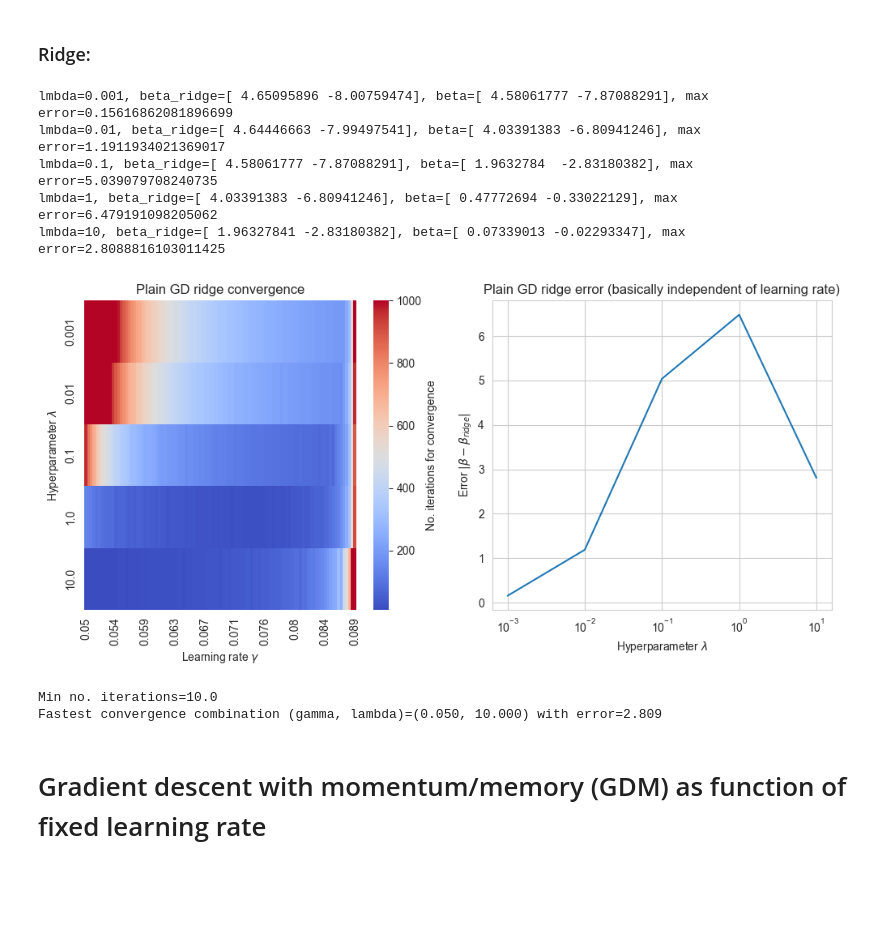
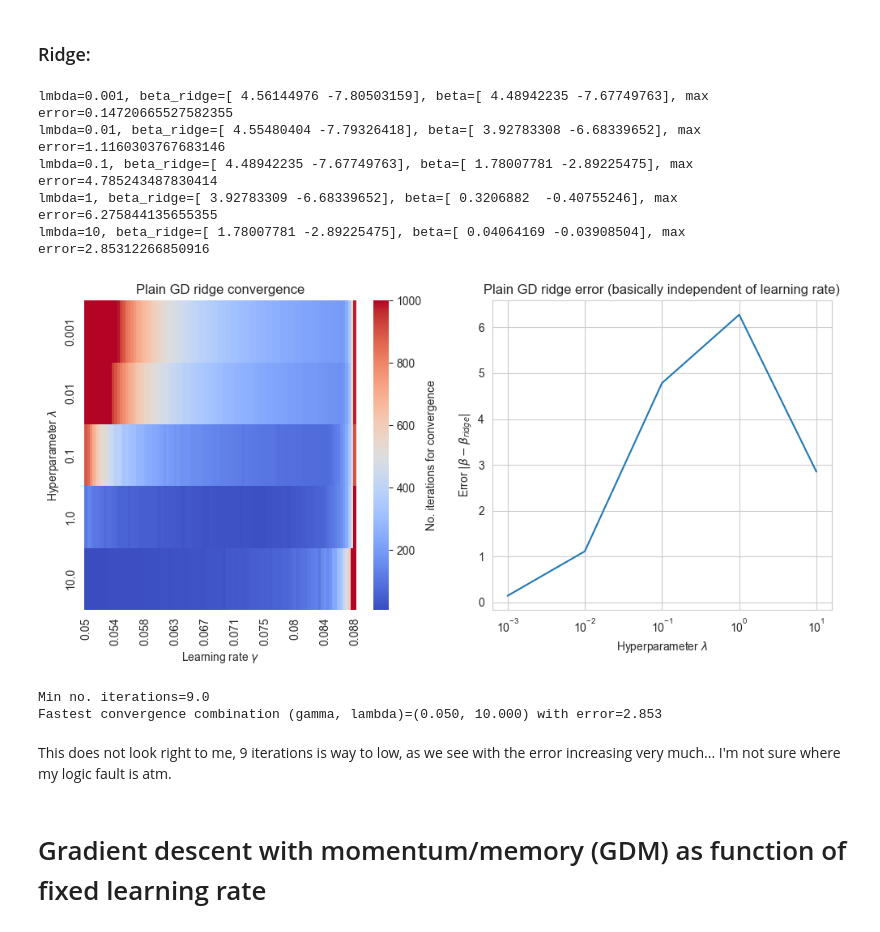
Before and after one commit to LassePladsen/FYS-STK3155-4155, a Jupyter notebook: Weekly exercises/41/Week 41 Lasse Pladsen.ipynb, the cells around one changed output. Drawn from its saved outputs; the diff is of its cells as text; code cells hidden in the pictures; blank space fills up the shorter version.

```diff
--- a/Weekly exercises/41/Week 41 Lasse Pladsen.ipynb
+++ b/Weekly exercises/41/Week 41 Lasse Pladsen.ipynb
@@ -44,7 +44,7 @@ error_best = 1e10
 beta_best = 0
 for i, learn_rate in enumerate(learn_rates):
     # Iterate through and improve beta
-    beta = np.random.randn(2, 1)  # create 2 random beta parameters [b_0, b_1] to test convergence with
+    beta = rng.standard_normal((2, 1))  # create 2 random beta parameters [b_0, b_1] to test convergence with
     beta_prev = 0
     iter = 0
     while iter < N_iters and any(abs(beta - beta_prev) > beta_tol):  # convergence test
@@ -116,7 +116,7 @@ for j, lmbda in enumerate(ridge_lambdas):
     learn_rates = np.linspace(0.05, 2/np.max(eig_ridge), 100, endpoint=False)
     for i, learn_rate in enumerate(learn_rates):
         # Iterate through and improve beta
-        beta = np.random.randn(2, 1)  # create 2 random beta parameters [b_0, b_1] to test convergence with
+        beta = rng.standard_normal((2, 1))  # create 2 random beta parameters [b_0, b_1] to test convergence with
         beta_prev = 0
         iter = 0
         while iter < N_iters and any(abs(beta - beta_prev) > beta_tol):  # convergence test
@@ -146,46 +146,48 @@ keptticks = xticks[::int(len(learn_rates)/10)+1]
 xticks = ['' for _ in xticks]
 xticks[::int(len(xticks)/10)+1] = keptticks
 
 plt.subplot(1, 2, 1)
 ax = sb.heatmap(
         no_iters.T,
         annot=False,
         cmap="coolwarm",
         xticklabels=xticks,
         yticklabels=np.round(ridge_lambdas, 3),
 )
 plt.xticks(rotation=90)  # sideways xticks
 ax.collections[0].colorbar.set_label("No. iterations for convergence")
 plt.title("Plain GD ridge convergence")
 plt.xlabel("Learning rate $\gamma$")
 plt.ylabel("Hyperparameter $\lambda$")
 ######
 
 
 ###### Error plot
 plt.subplot(1, 2, 2)
 plt.plot(ridge_lambdas, errors[0, :])  # the errors are the same for each learning rate value
 plt.title("Plain GD ridge error (basically independent of learning rate)")
 plt.ylabel(r"Error $|\beta-\beta_{ridge}|$")
 plt.xlabel("Hyperparameter $\lambda$")
 plt.xscale("log")
 ######
 
 plt.tight_layout()
 # %% [output]
-lmbda=0.001, beta_ridge=[ 4.65095896 -8.00759474], beta=[ 4.58061777 -7.87088291], max error=0.15616862081896699
-lmbda=0.01, beta_ridge=[ 4.64446663 -7.99497541], beta=[ 4.03391383 -6.80941246], max error=1.1911934021369017
-lmbda=0.1, beta_ridge=[ 4.58061777 -7.87088291], beta=[ 1.9632784  -2.83180382], max error=5.039079708240735
-lmbda=1, beta_ridge=[ 4.03391383 -6.80941246], beta=[ 0.47772694 -0.33022129], max error=6.479191098205062
-lmbda=10, beta_ridge=[ 1.96327841 -2.83180382], beta=[ 0.07339013 -0.02293347], max error=2.8088816103011425
+lmbda=0.001, beta_ridge=[ 4.56144976 -7.80503159], beta=[ 4.48942235 -7.67749763], max error=0.14720665527582355
+lmbda=0.01, beta_ridge=[ 4.55480404 -7.79326418], beta=[ 3.92783308 -6.68339652], max error=1.1160303767683146
+lmbda=0.1, beta_ridge=[ 4.48942235 -7.67749763], beta=[ 1.78007781 -2.89225475], max error=4.785243487830414
+lmbda=1, beta_ridge=[ 3.92783309 -6.68339652], beta=[ 0.3206882  -0.40755246], max error=6.275844135655355
+lmbda=10, beta_ridge=[ 1.78007781 -2.89225475], beta=[ 0.04064169 -0.03908504], max error=2.85312266850916
-[figure, old version]
+[figure, new version]
 # %%
 print(f"Min no. iterations={np.min(no_iters)}")
 optimal_indices = np.unravel_index(np.argmin(no_iters), no_iters.shape)
 print(f"Fastest convergence combination (gamma, lambda)=({learn_rates[optimal_indices[0]]:.3f}, {ridge_lambdas[optimal_indices[1]]:.3f}) with error={errors[optimal_indices[0], optimal_indices[1]]:.3f}")
 # %% [output]
-Min no. iterations=10.0
-Fastest convergence combination (gamma, lambda)=(0.050, 10.000) with error=2.809
+Min no. iterations=9.0
+Fastest convergence combination (gamma, lambda)=(0.050, 10.000) with error=2.853
+# %% [markdown]
+This does not look right to me, 9 iterations is way to low, as we see with the error increasing very much... I'm not sure where my logic fault is atm.
 # %% [markdown]
 # Gradient descent with momentum/memory (GDM) as function of fixed learning rate
 # %% [markdown]
```
Also changed, not shown: parts of 7 cells of this notebook.
